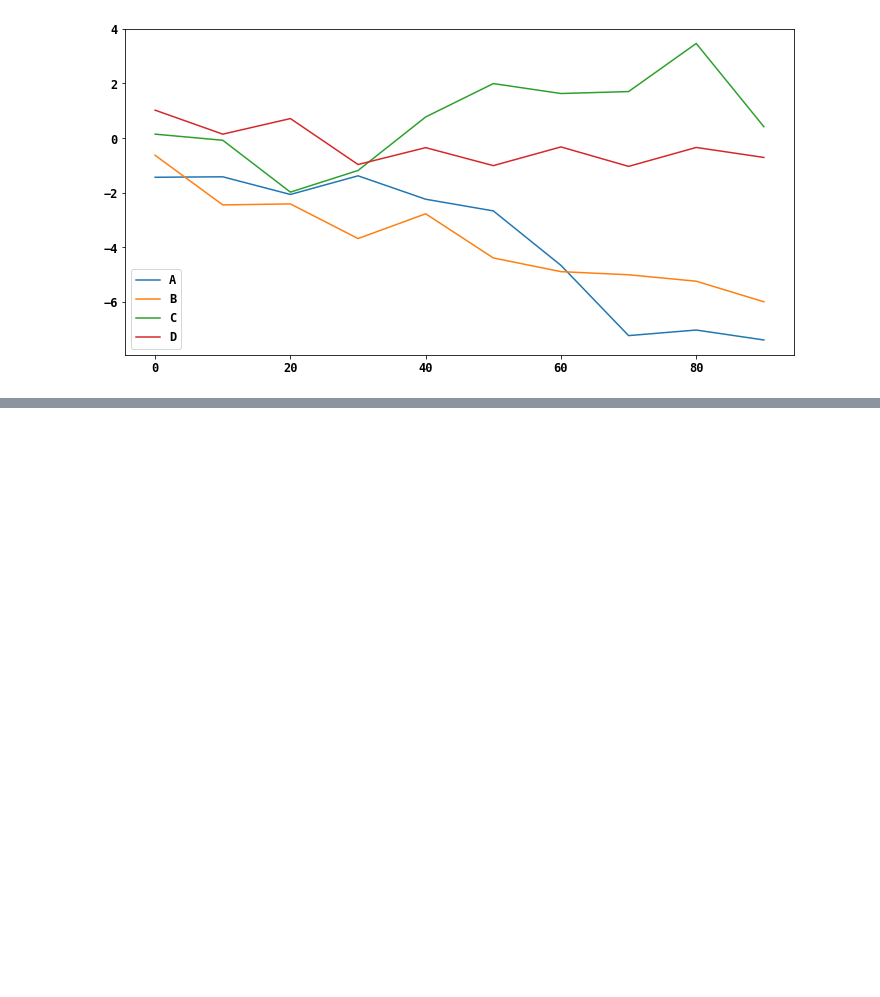
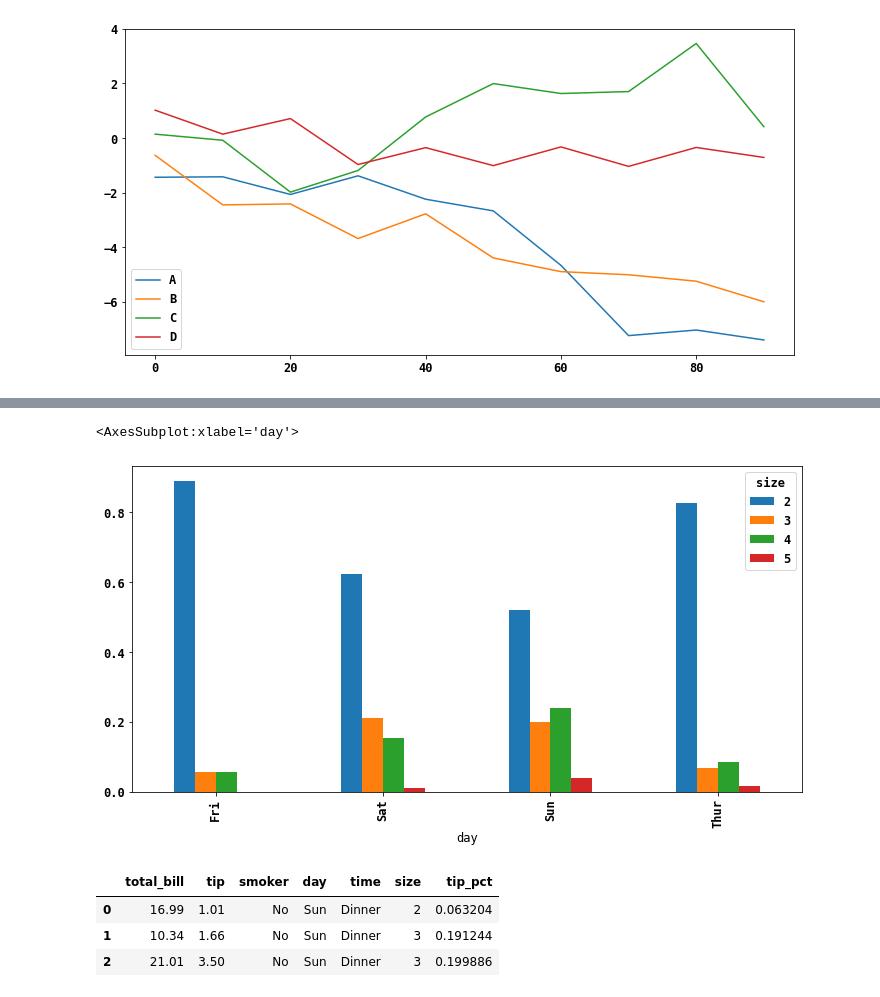
Before and after one commit to jayr0n/AnalysesStudiesandPlots, a Jupyter notebook: plotagem.ipynb, the cells around one changed output, grey strips where cells are left out. Saved outputs shown, nothing was run; the diff lists cells and outputs as text; code cells hidden in the pictures; blank space fills up the shorter version.

```diff
--- a/plotagem.ipynb
+++ b/plotagem.ipynb
@@ -189,0 +220,12 @@ df.plot()
+# %%
+tips = pd.read_csv("https://raw.githubusercontent.com/wesm/pydata-book/3rd-edition/examples/tips.csv")
+# %%
+party_counts = pd.crosstab(tips['day'], tips['size'])
+
+# Como não há muitas pessoas em 1 e 6, usaremos apenas os valores de 2:5
+party_counts = party_counts.loc[:, 2:5]
+
+# Nomarlizando para que a soma seja 1 nas linhas axis = 0 (row), axis = 1 (column)
+party_pcts = party_counts.div(party_counts.sum(1), axis=0)
+
+party_pcts
@@ -189,0 +239,5 @@ df.plot()
+# %%
+party_pcts.plot.bar()
+# %% [output]
+<AxesSubplot:xlabel='day'>
+[figure, added]
@@ -189,0 +248,7 @@ df.plot()
+# %%
+tips.head(3)
+# %% [output]
+|  | total_bill | tip | smoker | day | time | size | tip_pct |
+| 0 | 16.99 | 1.01 | No | Sun | Dinner | 2 | 0.063204 |
+| 1 | 10.34 | 1.66 | No | Sun | Dinner | 3 | 0.191244 |
+| 2 | 21.01 | 3.50 | No | Sun | Dinner | 3 | 0.199886 |
```
Also changed, not shown: parts of 11 cells of this notebook.
